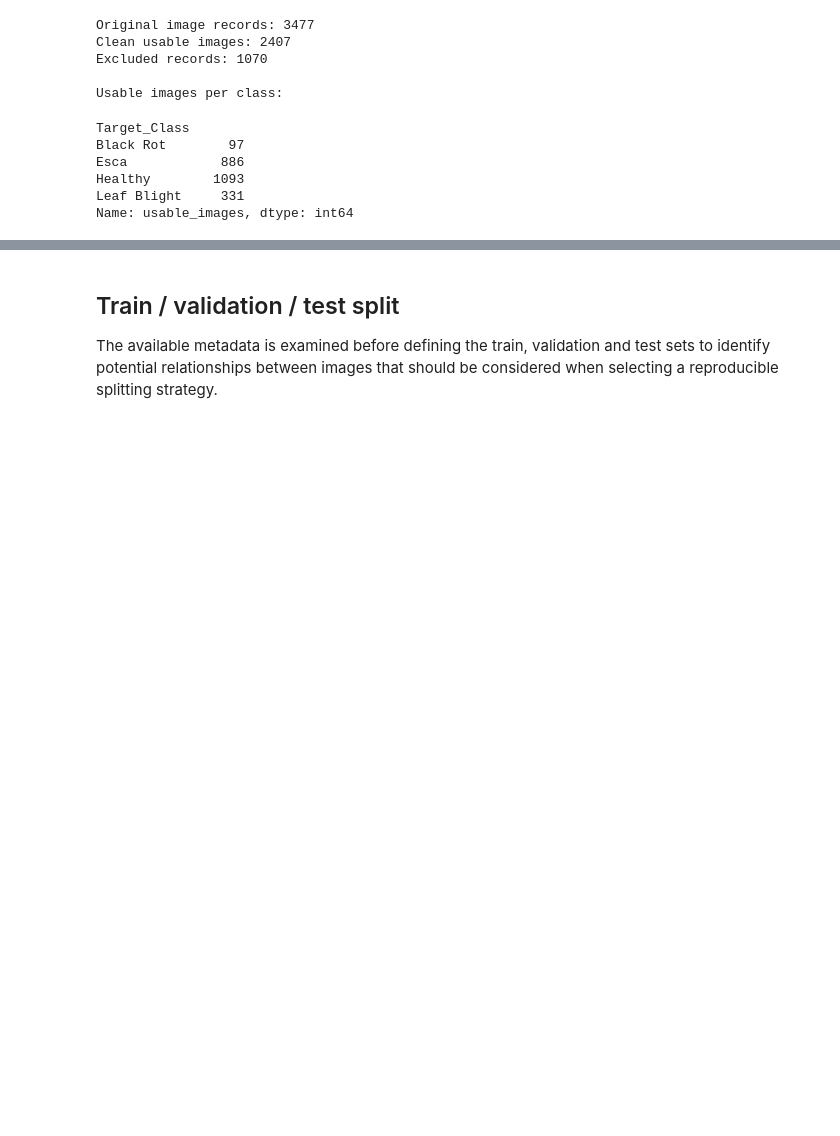
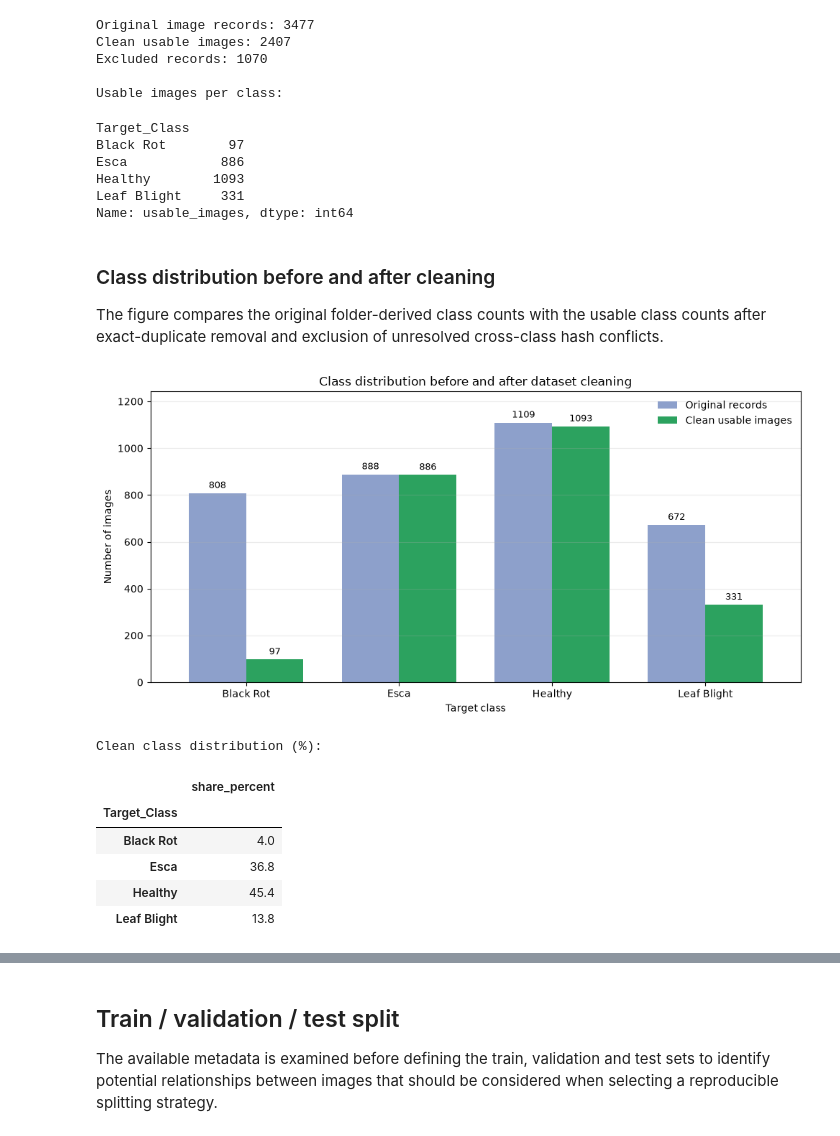
Before and after one commit to joanabutton/grapevine-disease-classification, a Jupyter notebook: notebooks/step_3_eda v2.ipynb, the cells around one changed output, grey strips where cells are left out. Saved outputs shown, nothing was run; the diff lists cells and outputs as text; code cells hidden in the pictures; blank space fills up the shorter version.

```diff
--- a/notebooks/step_3_eda v2.ipynb
+++ b/notebooks/step_3_eda v2.ipynb
@@ -29,8 +42,10 @@ if str(PROJECT_ROOT) not in sys.path:
 
 from src import RANDOM_SEED
 
-# Local dataset directory containing the four class folders
-DATA_DIR = PROJECT_ROOT / "data" / "raw" / "GVLiD"
+# Support both accepted layouts: data/raw/GVLiD/<classes> and data/raw/<classes>.
+RAW_DATA_DIR = PROJECT_ROOT / "data" / "raw"
+NESTED_GVLID_DIR = RAW_DATA_DIR / "GVLiD"
+DATA_DIR = NESTED_GVLID_DIR if NESTED_GVLID_DIR.is_dir() else RAW_DATA_DIR
 CLASS_NAMES = [
     "Black rot",
     "esca",
@@ -768,6 +813,75 @@ Esca            886
 Healthy        1093
 Leaf Blight     331
 Name: usable_images, dtype: int64
+# %% [markdown]
+### Class distribution before and after cleaning
+
+The figure compares the original folder-derived class counts with the usable class counts after exact-duplicate removal and exclusion of unresolved cross-class hash conflicts.
+# %%
+plot_class_order = [
+    "Black Rot",
+    "Esca",
+    "Healthy",
+    "Leaf Blight",
+]
+
+original_class_counts = (
+    hash_df["Target_Class"]
+    .value_counts()
+    .reindex(plot_class_order, fill_value=0)
+)
+clean_class_counts = (
+    clean_manifest_df["Target_Class"]
+    .value_counts()
+    .reindex(plot_class_order, fill_value=0)
+)
+
+class_distribution_plot = pd.DataFrame(
+    {
+        "Original records": original_class_counts,
+        "Clean usable images": clean_class_counts,
+    }
+)
+
+ax = class_distribution_plot.plot(
+    kind="bar",
+    figsize=(10, 5),
+    color=["#8da0cb", "#2ca25f"],
+    width=0.75,
+)
+ax.set_title("Class distribution before and after dataset cleaning")
+ax.set_xlabel("Target class")
+ax.set_ylabel("Number of images")
+ax.tick_params(axis="x", rotation=0)
+ax.legend(frameon=False)
+ax.grid(axis="y", alpha=0.25)
+ax.set_ylim(0, class_distribution_plot.to_numpy().max() * 1.12)
+
+for container in ax.containers:
+    ax.bar_label(container, fmt="%d", padding=3, fontsize=9)
+
+plt.tight_layout()
+plt.show()
+
+clean_class_share = (
+    clean_class_counts
+    .div(clean_class_counts.sum())
+    .mul(100)
+    .round(1)
+    .rename("share_percent")
+    .to_frame()
+)
+print("Clean class distribution (%):")
+display(clean_class_share)
+# %% [output]
+[figure, added]
+Clean class distribution (%):
+|  | share_percent |
+| Target_Class |  |
+| Black Rot | 4.0 |
+| Esca | 36.8 |
+| Healthy | 45.4 |
+| Leaf Blight | 13.8 |
 # %%
 AUDIT_PATH = (
     PROJECT_ROOT
```
Also changed, not shown: parts of 49 cells of this notebook.
